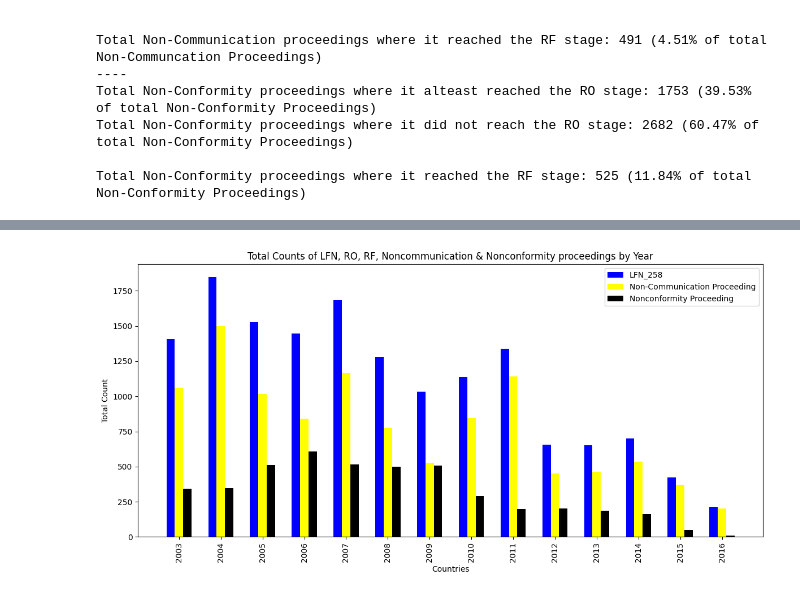
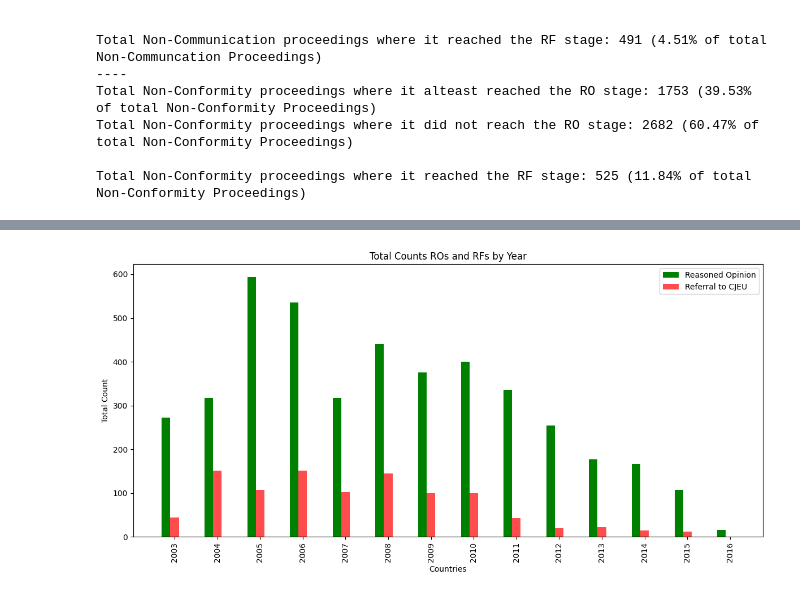
Before and after one commit to DaymudeLab/DissentSelfCensorship, a Jupyter notebook: notes.ipynb, the cells around one changed output, grey strips where cells are left out. Saved outputs shown, nothing was run; the diff lists cells and outputs as text; code cells hidden in the pictures.

```diff
--- a/notes.ipynb
+++ b/notes.ipynb
@@ -643,40 +744,61 @@ grouped_data = data.groupby('year').agg({
     'LFN_258': 'sum',
     'RO_258': 'sum',
     'RF_258': 'sum',
     'incorrect': 'sum'
 }).reset_index()
 
-grouped_data_2 =  data.groupby('year').agg({
+# Convert date_LFN_258, date_RO_258, date_RF_258 to datetime objects
+data['date_LFN_258'] = pd.to_datetime(data['date_LFN_258'], format='%m/%d/%y')
+data['date_RO_258'] = pd.to_datetime(data['date_RO_258'], format='%m/%d/%y')
+data['date_RF_258'] = pd.to_datetime(data['date_RF_258'], format='%m/%d/%y')
+
+# Group by year and aggregate the counts for LFN_258 and incorrect by date_LFN_258
+grouped_data_lfn = data.groupby(data['date_LFN_258'].dt.year).agg({
+    'LFN_258': 'sum',
+    'incorrect': 'sum'
+}).reset_index()
+
+# Group by year and aggregate the count for RO_258 by date_RO_258
+grouped_data_ro = data.groupby(data['date_RO_258'].dt.year).agg({
+    'RO_258': 'sum'
+}).reset_index()
+
+# Group by year and aggregate the count for RF_258 by date_RF_258
+grouped_data_rf = data.groupby(data['date_RF_258'].dt.year).agg({
+    'RF_258': 'sum'
+}).reset_index()
+
+grouped_data_2 =  data.groupby(data['date_LFN_258'].dt.year).agg({
     'incorrect': lambda x: x.eq(0).sum()
 }).reset_index()
 
 plt.figure(figsize=(12, 6))
 
 # Get the countries
 years = grouped_data['year']
 
-lfn_counts = grouped_data['LFN_258']
-ro_counts = grouped_data['RO_258']
-rf_counts = grouped_data['RF_258']
-incorrect_1_counts = grouped_data['incorrect']
+lfn_counts = grouped_data_lfn['LFN_258']
+incorrect_1_counts = grouped_data_lfn['incorrect']
+ro_counts = grouped_data_ro['RO_258']
+rf_counts = grouped_data_rf['RF_258']
 incorrect_0_counts = grouped_data_2['incorrect']
+
 
 bar_width = 0.2
 x_positions = np.arange(len(years))
 
 # Plot the bars for each category
-plt.bar(x_positions - bar_width, lfn_counts, width=bar_width, label='LFN_258', color='blue')
-plt.bar(x_positions, incorrect_0_counts, width=bar_width, label='Non-Communication Proceeding', color='yellow')
-plt.bar(x_positions + bar_width, incorrect_1_counts, width=bar_width, label='Nonconformity Proceeding', color='black')
+plt.bar(x_positions - bar_width, ro_counts, width=bar_width, label='Reasoned Opinion', color='green')
+plt.bar(x_positions, rf_counts, width=bar_width, label='Referral to CJEU', color='red', alpha=0.7)
 
 
 plt.xticks(x_positions, years, rotation=90)
 
 plt.xlabel('Countries')
 plt.ylabel('Total Count')
-plt.title('Total Counts of LFN, RO, RF, Noncommunication & Nonconformity proceedings by Year')
+plt.title('Total Counts ROs and RFs by Year')
 plt.legend()
 plt.tight_layout()
 plt.show()
 # %% [output]
-[figure, old version]
+[figure, new version]
```
Also changed, not shown: parts of 8 cells of this notebook, 2 other files.
